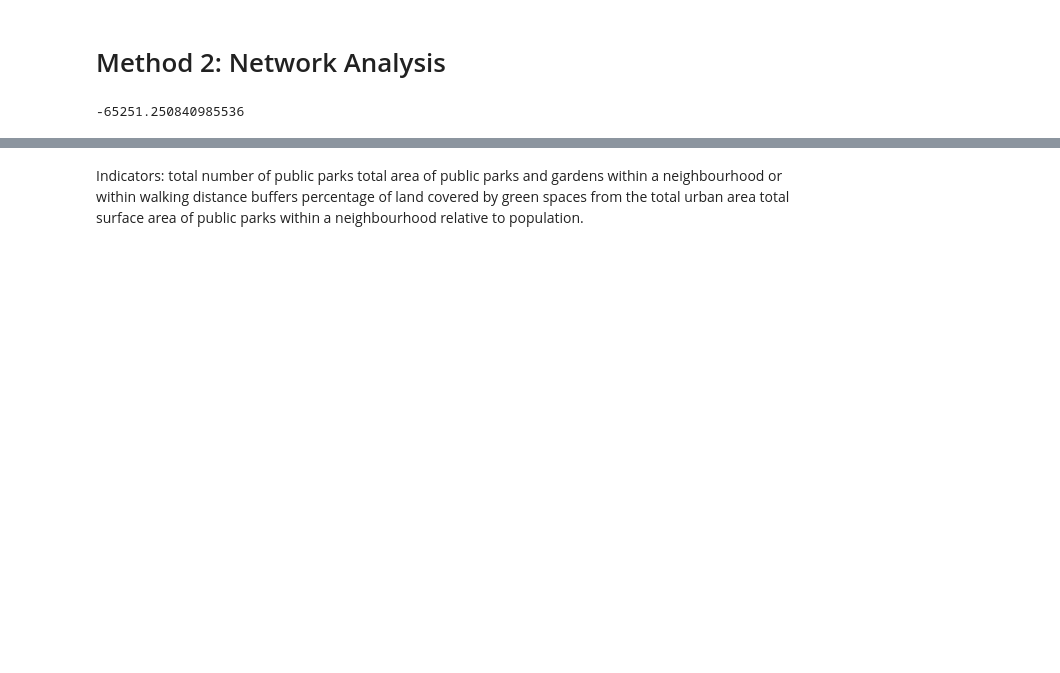
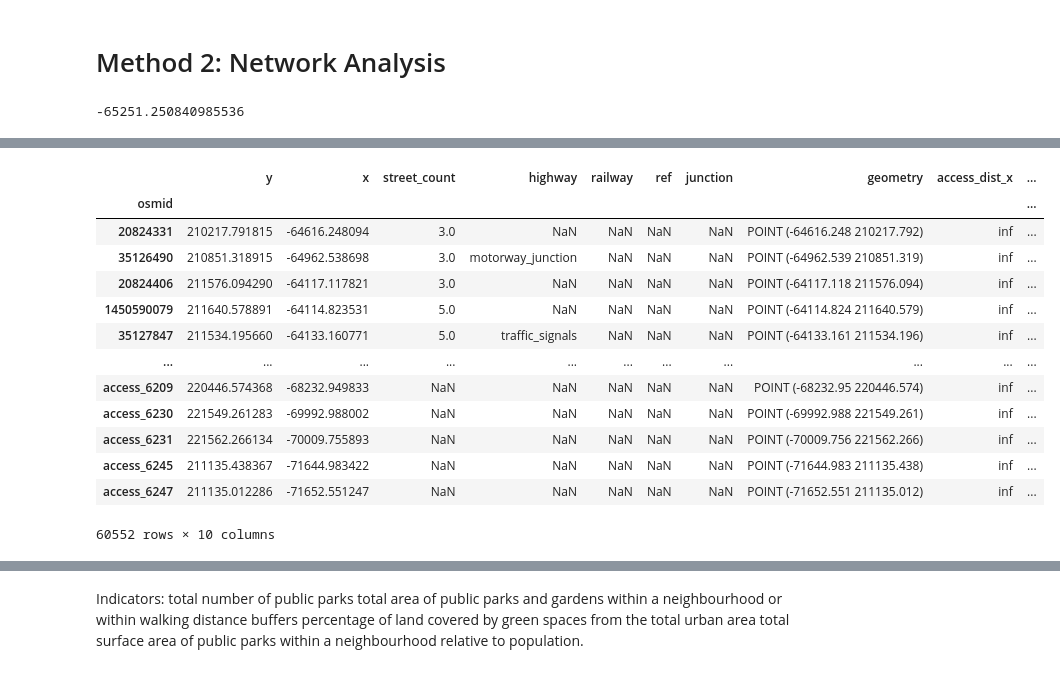
Before and after one commit to tobiashochreiter/Mid-Term-Project-GIS-Analysis-2, a Jupyter notebook: group4_midterm.ipynb, the cells around one changed output, grey strips where cells are left out. Drawn from its saved outputs; the diff is of its cells as text; code cells hidden in the pictures; blank space fills up the shorter version.

Commit message:
nearest nodes and routing 1

```diff
--- a/group4_midterm.ipynb
+++ b/group4_midterm.ipynb
@@ -488,0 +693,13 @@ nearest_nodes_access = {}
+# %%
+# visualize modified network and access points with kepler
+
+nodes_mod = ox.graph_to_gdfs(G_modified, nodes=True, edges=False)
+edges_mod = ox.graph_to_gdfs(G_modified, nodes=False, edges=True)
+
+map3 = KeplerGl(height=600)
+
+map3.add_data(data=access_points, name='access points')
+map3.add_data(data=edges_mod, name='edges')
+map3.add_data(data=nodes_mod, name='nodes')
+
+map3
@@ -488,0 +715,5 @@ nearest_nodes_access = {}
+# %%
+# Calculate nearest node in the network for each access point
+access_nodes = ox.distance.nearest_nodes(G_modified, access_points.geometry.x, access_points.geometry.y)
+print(access_nodes)
+access_nodes = list(access_nodes)
@@ -488,0 +723,16 @@ nearest_nodes_access = {}
+# %%
+# access_nodes: iterable of your origins
+# DISTS: iterable of max distances
+
+results = {}  # e.g. {(max_dist, node): dist}
+distance = max(DISTS)
+lengths = nx.multi_source_dijkstra_path_length(
+    G_modified,
+    sources=access_nodes,
+    cutoff=distance,
+    weight='length',  # your edge attribute
+)
+# lengths: {node: distance_to_nearest_access_node}
+for node, dist in lengths.items():
+    results[node] = dist
+    print(results[node])
@@ -488,0 +774,25 @@ nearest_nodes_access = {}
+# %%
+dist_df = pd.DataFrame(list(results.items()),
+                      columns=['node_id', 'access_dist'])
+dist_df.set_index('node_id', inplace=True)
+
+nodes_distance = pd.merge(nodes_mod, dist_df,
+                     left_index=True, right_index=True, how='left')
+#nodes_dist['access_dist'] = nodes_dist['access_dist'].fillna(np.inf)
+
+nodes_distance
+# %% [output]
+|  | y | x | street_count | highway | railway | ref | junction | geometry | access_dist_x | ... |
+| osmid |  |  |  |  |  |  |  |  |  | ... |
+| 20824331 | 210217.791815 | -64616.248094 | 3.0 | NaN | NaN | NaN | NaN | POINT (-64616.248 210217.792) | inf | ... |
+| 35126490 | 210851.318915 | -64962.538698 | 3.0 | motorway_junction | NaN | NaN | NaN | POINT (-64962.539 210851.319) | inf | ... |
+| 20824406 | 211576.094290 | -64117.117821 | 3.0 | NaN | NaN | NaN | NaN | POINT (-64117.118 211576.094) | inf | ... |
+| 1450590079 | 211640.578891 | -64114.823531 | 5.0 | NaN | NaN | NaN | NaN | POINT (-64114.824 211640.579) | inf | ... |
+| 35127847 | 211534.195660 | -64133.160771 | 5.0 | traffic_signals | NaN | NaN | NaN | POINT (-64133.161 211534.196) | inf | ... |
+| ... | ... | ... | ... | ... | ... | ... | ... | ... | ... | ... |
+| access_6209 | 220446.574368 | -68232.949833 | NaN | NaN | NaN | NaN | NaN | POINT (-68232.95 220446.574) | inf | ... |
+| access_6230 | 221549.261283 | -69992.988002 | NaN | NaN | NaN | NaN | NaN | POINT (-69992.988 221549.261) | inf | ... |
+| access_6231 | 221562.266134 | -70009.755893 | NaN | NaN | NaN | NaN | NaN | POINT (-70009.756 221562.266) | inf | ... |
+| access_6245 | 211135.438367 | -71644.983422 | NaN | NaN | NaN | NaN | NaN | POINT (-71644.983 211135.438) | inf | ... |
+| access_6247 | 211135.012286 | -71652.551247 | NaN | NaN | NaN | NaN | NaN | POINT (-71652.551 211135.012) | inf | ... |
+60552 rows × 10 columns
```
Also changed, not shown: parts of 11 cells of this notebook.
